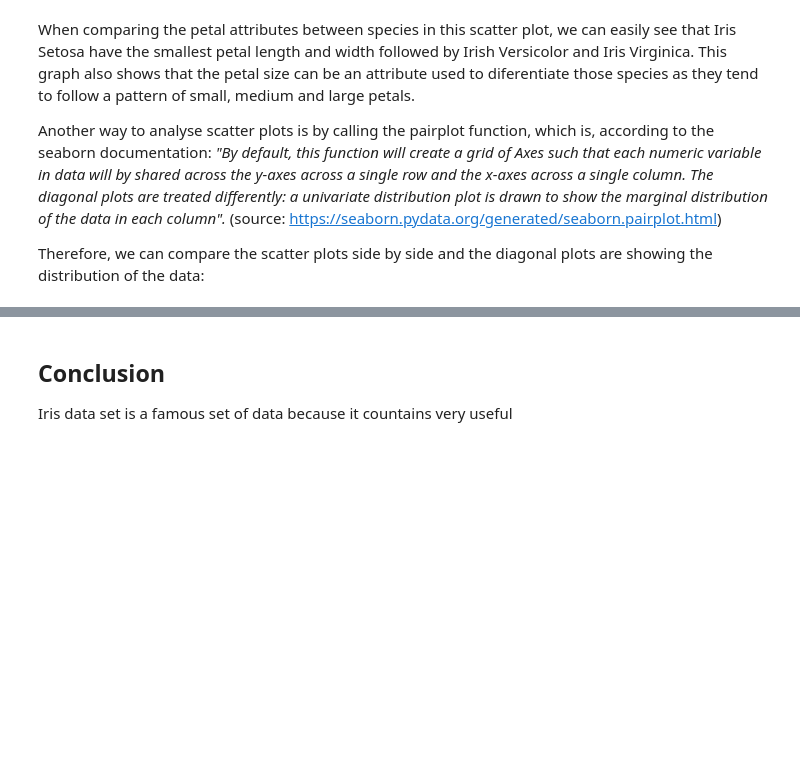
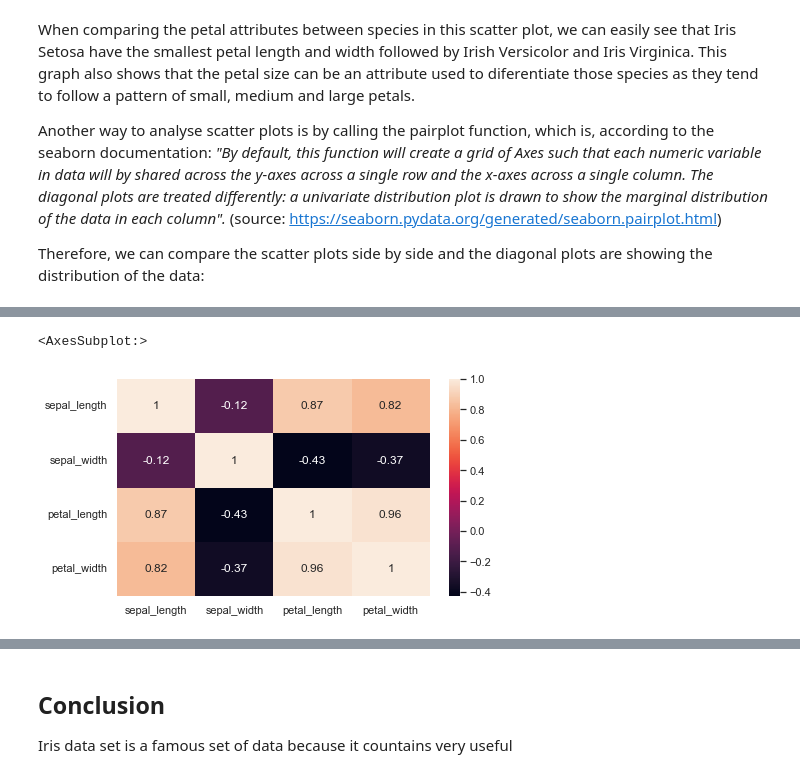
Before and after one commit to LaisColetta/pands_project, a Jupyter notebook: analysis.ipynb, the cells around one changed output, grey strips where cells are left out. Cells and saved outputs as stored; diff of their text form; code cells hidden in the pictures; blank space fills up the shorter version.

```diff
--- a/analysis.ipynb
+++ b/analysis.ipynb
@@ -206,0 +222,6 @@ ValueError: Could not interpret value `Iris_Setosa` for parameter `x`
+# %%
+plt.figure(figsize=(7,4))
+sns.heatmap(iris.corr(),annot=True)
+# %% [output]
+<AxesSubplot:>
+[figure, added]
```
Also changed, not shown: parts of 17 cells of this notebook.
